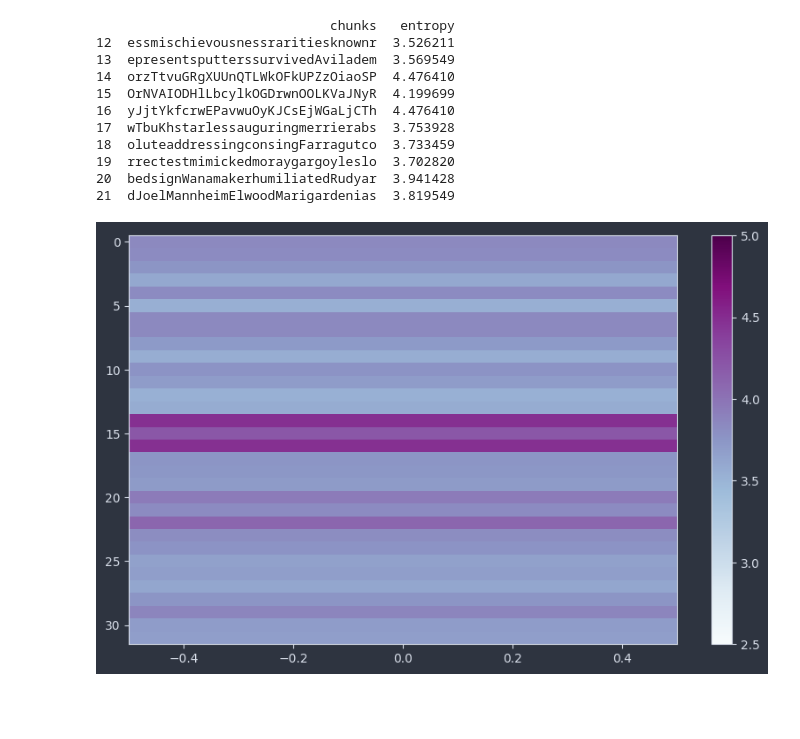
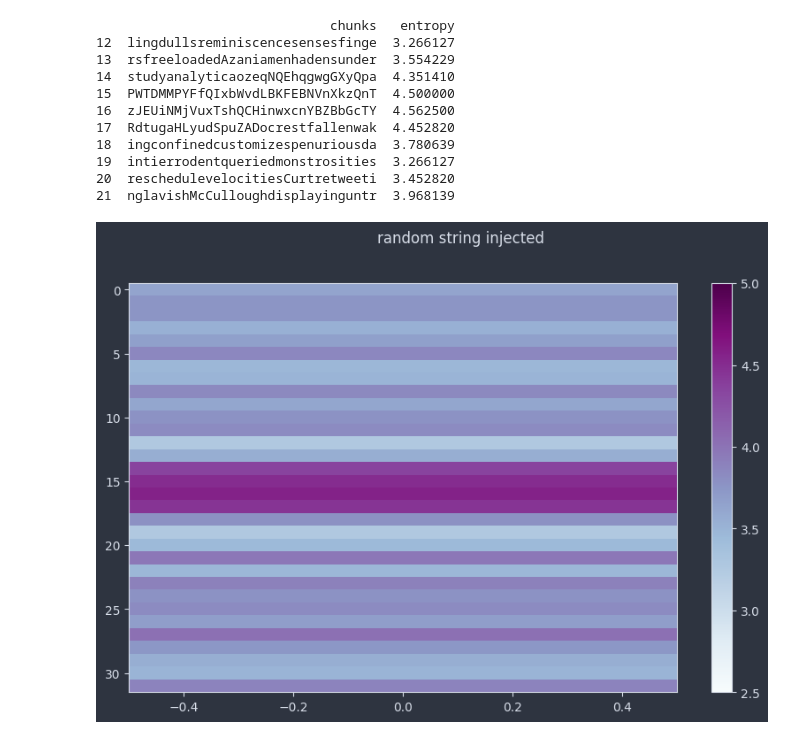
Before and after one commit to georgeyk/umbrella, a Jupyter notebook: np/entropy.ipynb, the cells around one changed output. Drawn from its saved outputs; the diff is of its cells as text; code cells hidden in the pictures; blank space fills up the shorter version.

```diff
--- a/np/entropy.ipynb
+++ b/np/entropy.ipynb
@@ -11,15 +11,16 @@ import matplotx
 plt.style.use(matplotx.styles.nord)
 # %%
 def shannon_entropy(data: str) -> float:
+    entropy = 0.0
     if not data:
-        return 0
+        return entropy
 
-    entropy = 0
     cnt = Counter(data)
     inv = 1 / len(data)
     for c in cnt:
         px = cnt[c] * inv
         entropy += px * math.log2(px)
+
     return -1 * entropy
 # %%
 def batched(iterable, n):
@@ -79,34 +98,35 @@ baseline()
 # %%
 def rand():
-    randlong = gen_words(450)
+    randlong = gen_words(462)
     randlong += gen_rand(100)
-    randlong += gen_words(474)
+    randlong += gen_words(462)
 
     rblock = randlong[:1024]
     df = pd.DataFrame()
     df['chunks'] = ["".join(b) for b in batched(rblock, 32)]
     df['entropy'] = df['chunks'].apply(shannon_entropy)
     z = df['entropy'].array.reshape(len(df['entropy']), 1)
 
     fig, ax = plt.subplots(figsize=(10, 6))
     im = ax.imshow(z, vmin=2.5, vmax=5, aspect='auto', cmap='BuPu')
     fig.colorbar(im)
+    fig.suptitle("random string injected")
     print(df[12:22])
 
 rand()
 # %% [output]
                               chunks   entropy
-12  essmischievousnessraritiesknownr  3.526211
-13  epresentsputterssurvivedAviladem  3.569549
-14  orzTtvuGRgXUUnQTLWkOFkUPZzOiaoSP  4.476410
-15  OrNVAIODHlLbcylkOGDrwnOOLKVaJNyR  4.199699
-16  yJjtYkfcrwEPavwuOyKJCsEjWGaLjCTh  4.476410
-17  wTbuKhstarlessauguringmerrierabs  3.753928
-18  oluteaddressingconsingFarragutco  3.733459
-19  rrectestmimickedmoraygargoyleslo  3.702820
-20  bedsignWanamakerhumiliatedRudyar  3.941428
-21  dJoelMannheimElwoodMarigardenias  3.819549
+12  lingdullsreminiscencesensesfinge  3.266127
+13  rsfreeloadedAzaniamenhadensunder  3.554229
+14  studyanalyticaozeqNQEhqgwgGXyQpa  4.351410
+15  PWTDMMPYFfQIxbWvdLBKFEBNVnXkzQnT  4.500000
+16  zJEUiNMjVuxTshQCHinwxcnYBZBbGcTY  4.562500
+17  RdtugaHLyudSpuZADocrestfallenwak  4.452820
+18  ingconfinedcustomizespenuriousda  3.780639
+19  intierrodentqueriedmonstrosities  3.266127
+20  reschedulevelocitiesCurtretweeti  3.452820
+21  nglavishMcCulloughdisplayinguntr  3.968139
-[figure, old version]
+[figure, new version]
 # %%
 # dj
 def dj():
```
Also changed, not shown: parts of 2 cells of this notebook, 1 other file.
